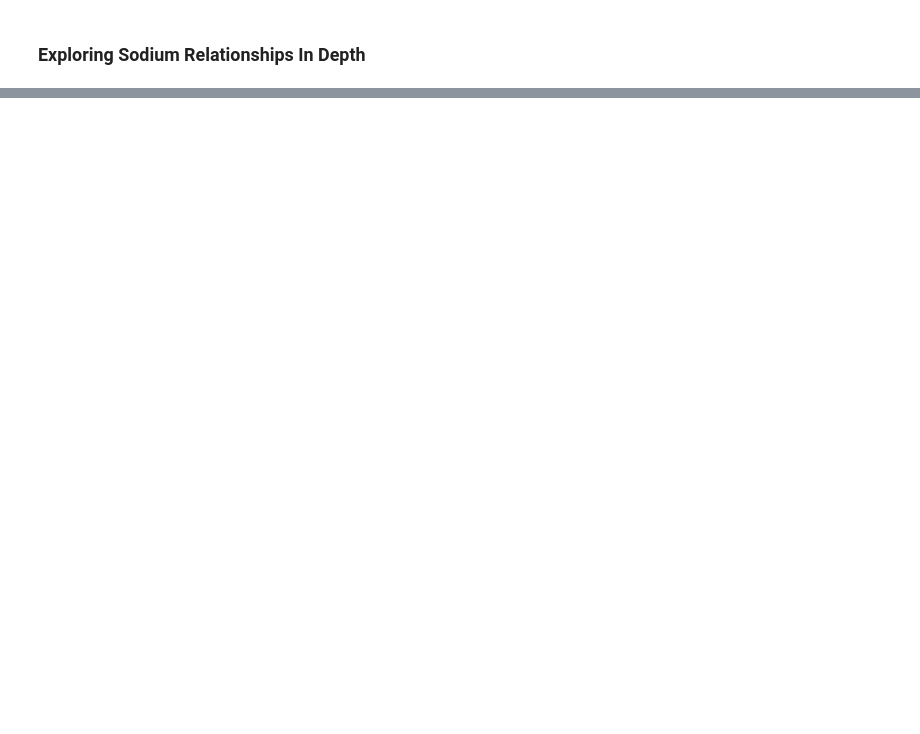
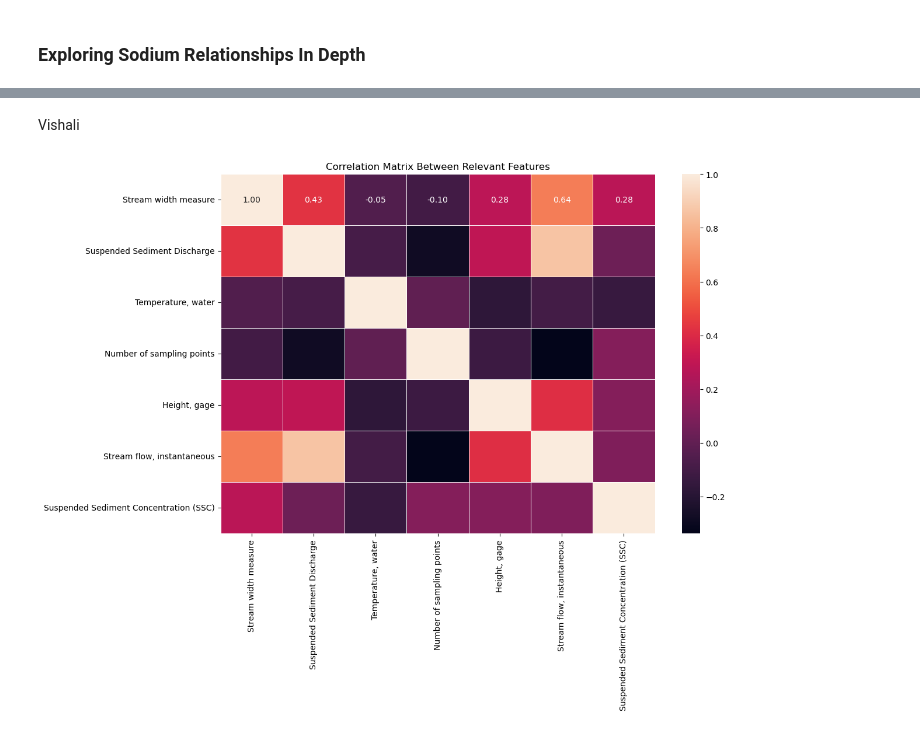
Before and after one commit to vishalival/eneres131-final-proj, a Jupyter notebook: core_prediction_question (1).ipynb, the cells around one changed output, grey strips where cells are left out. Cells and saved outputs as stored; diff of their text form; code cells hidden in the pictures; blank space fills up the shorter version.

```diff
--- a/core_prediction_question (1).ipynb
+++ b/core_prediction_question (1).ipynb
@@ -13,5 +13,5 @@ import matplotlib.pyplot as plt
 import seaborn as sns
 import numpy as np
 
-df = pd.read_csv("final_data/water_quality.csv")
+df = pd.read_csv("final_data/water_quality.csv").drop("Unnamed: 0", axis = 1)
 df.head()
@@ -121,0 +197,12 @@ plt.show()
+# %% [markdown]
+Vishali
+# %%
+df_specific = df[['Stream width measure', 'Suspended Sediment Discharge', 'Temperature, water', 'Number of sampling points', 'Height, gage', 'Stream flow, instantaneous', 'Suspended Sediment Concentration (SSC)']].dropna(axis = 0)
+
+plt.figure(figsize=(12, 8))
+corr_matrix = df_specific.corr()
+sns.heatmap(corr_matrix, annot=True, cmap='rocket', fmt='.2f', linewidths=0.5)
+plt.title('Correlation Matrix Between Relevant Features')
+plt.show()
+# %% [output]
+[figure, added]
```
Also changed, not shown: parts of 29 cells of this notebook, 1 other file.
